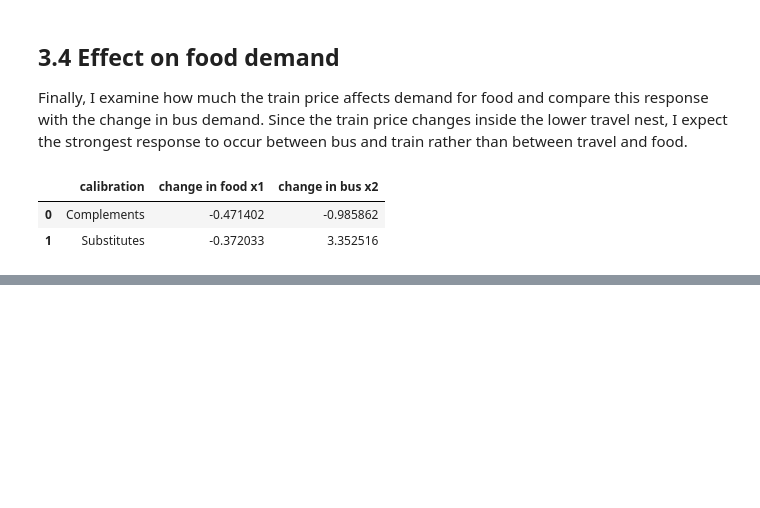
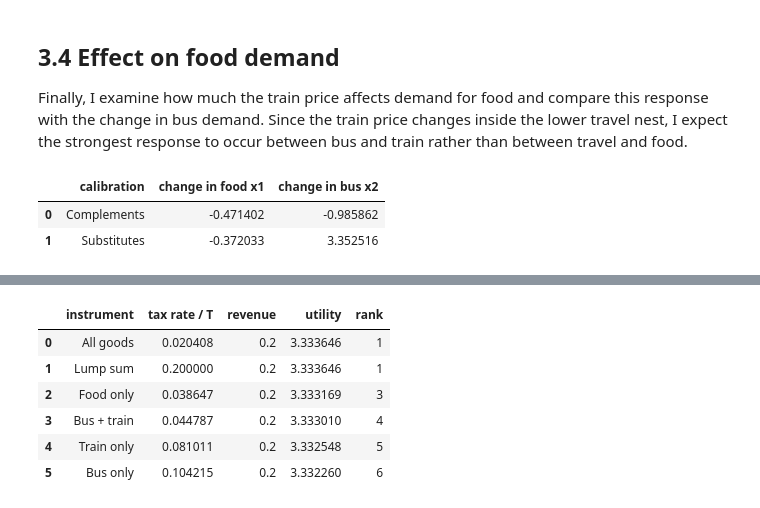
Before and after one commit to OttoBengtson/programming-for-economists, a Jupyter notebook: 02_modelproject/ModelProject.ipynb, the cells around one changed output, grey strips where cells are left out. Saved outputs shown, nothing was run; the diff lists cells and outputs as text; code cells hidden in the pictures; blank space fills up the shorter version.

```diff
--- a/02_modelproject/ModelProject.ipynb
+++ b/02_modelproject/ModelProject.ipynb
@@ -1489,0 +2074,15 @@ This difference reflects the nested preference structure. The price change occur
+# %%
+# a. I calculate the target-revenue table for the complements calibration
+target_complements = target_revenue_table(
+    sigma_B=0.40
+)
+
+target_complements.round(6)
+# %% [output]
+|  | instrument | tax rate / T | revenue | utility | rank |
+| 0 | All goods | 0.020408 | 0.2 | 3.333646 | 1 |
+| 1 | Lump sum | 0.200000 | 0.2 | 3.333646 | 1 |
+| 2 | Food only | 0.038647 | 0.2 | 3.333169 | 3 |
+| 3 | Bus + train | 0.044787 | 0.2 | 3.333010 | 4 |
+| 4 | Train only | 0.081011 | 0.2 | 3.332548 | 5 |
+| 5 | Bus only | 0.104215 | 0.2 | 3.332260 | 6 |
```
Also changed, not shown: parts of 23 cells of this notebook, 1 other file.
